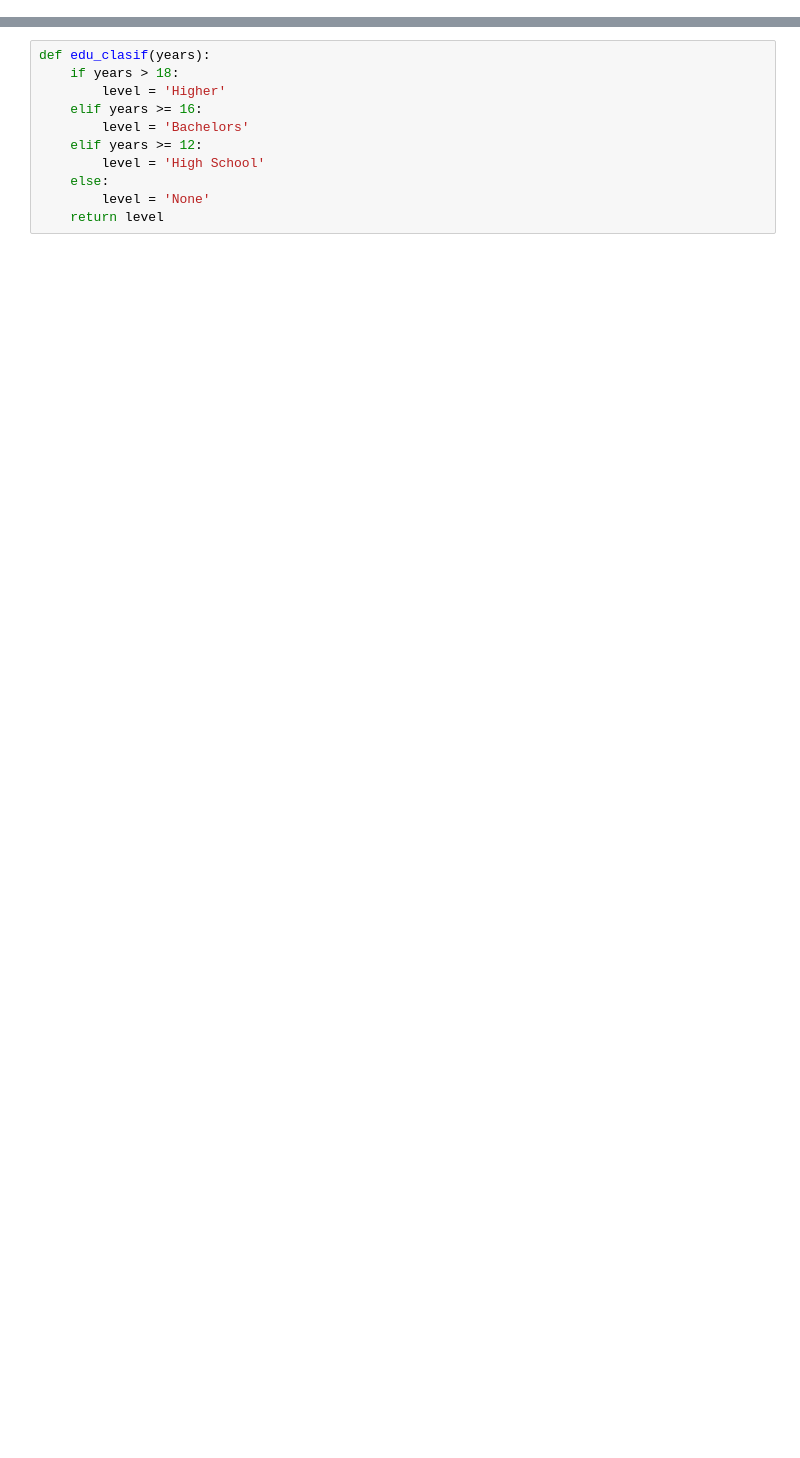
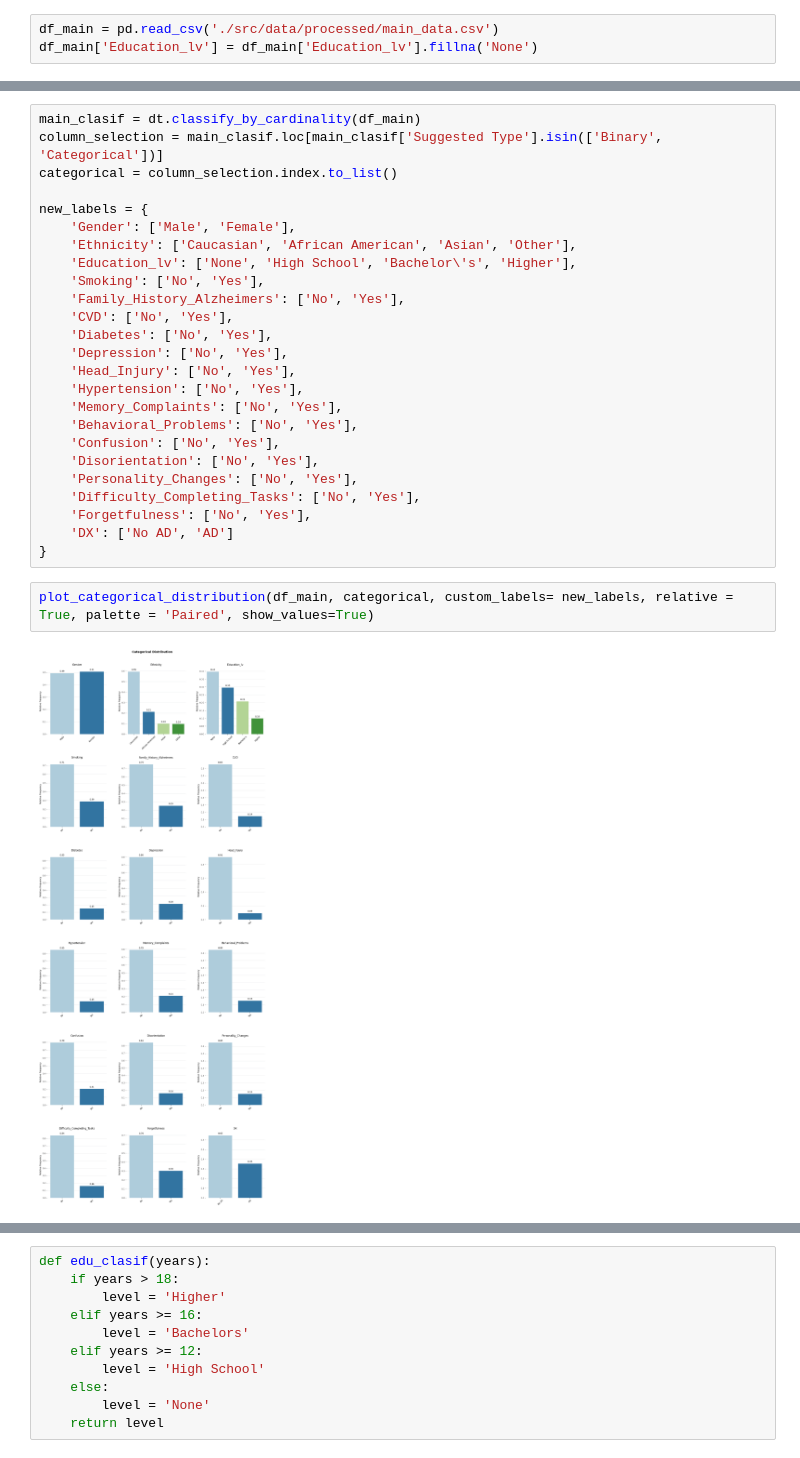
Before and after one commit to mardelmir/EDA_Project, a Jupyter notebook: functions.ipynb, the cells around one changed output, grey strips where cells are left out. Cells and saved outputs as stored; diff of their text form; blank space fills up the shorter version.

Commit message:
Functions + Categorical data

```diff
--- a/functions.ipynb
+++ b/functions.ipynb
@@ -5,0 +23,3 @@ import seaborn as sns
+# %%
+df_main = pd.read_csv('./src/data/processed/main_data.csv')
+df_main['Education_lv'] = df_main['Education_lv'].fillna('None')
@@ -5,0 +115,29 @@ import seaborn as sns
+# %%
+main_clasif = dt.classify_by_cardinality(df_main)
+column_selection = main_clasif.loc[main_clasif['Suggested Type'].isin(['Binary', 'Categorical'])]
+categorical = column_selection.index.to_list()
+
+new_labels = {
+    'Gender': ['Male', 'Female'],
+    'Ethnicity': ['Caucasian', 'African American', 'Asian', 'Other'],
+    'Education_lv': ['None', 'High School', 'Bachelor\'s', 'Higher'],
+    'Smoking': ['No', 'Yes'],
+    'Family_History_Alzheimers': ['No', 'Yes'],
+    'CVD': ['No', 'Yes'],
+    'Diabetes': ['No', 'Yes'],
+    'Depression': ['No', 'Yes'],
+    'Head_Injury': ['No', 'Yes'],
+    'Hypertension': ['No', 'Yes'],
+    'Memory_Complaints': ['No', 'Yes'],
+    'Behavioral_Problems': ['No', 'Yes'],
+    'Confusion': ['No', 'Yes'],
+    'Disorientation': ['No', 'Yes'],
+    'Personality_Changes': ['No', 'Yes'],
+    'Difficulty_Completing_Tasks': ['No', 'Yes'],
+    'Forgetfulness': ['No', 'Yes'],
+    'DX': ['No AD', 'AD']
+}
+# %%
+plot_categorical_distribution(df_main, categorical, custom_labels= new_labels, relative = True, palette = 'Paired', show_values=True)
+# %% [output]
+[figure, added]
```
Also changed, not shown: parts of 7 cells of this notebook, 7 other files.
